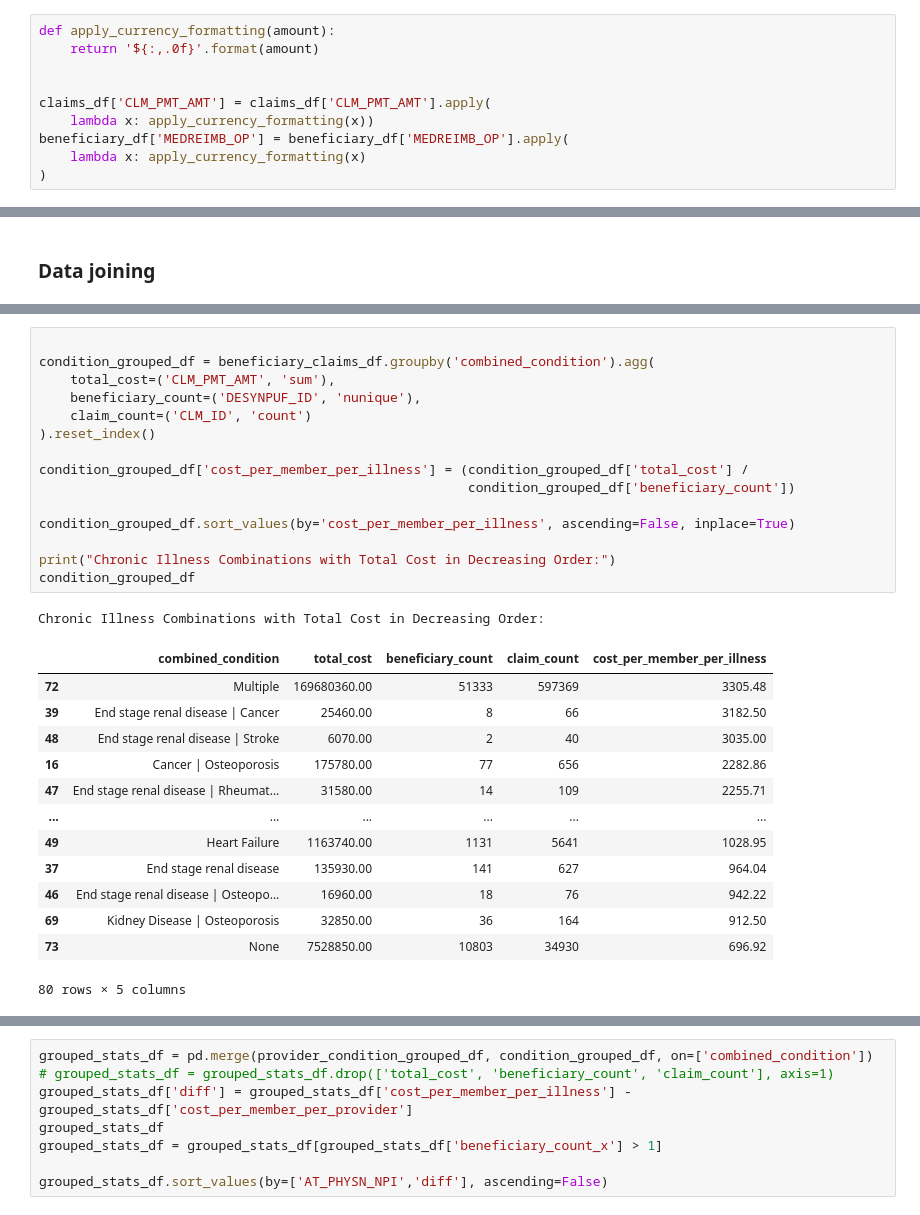
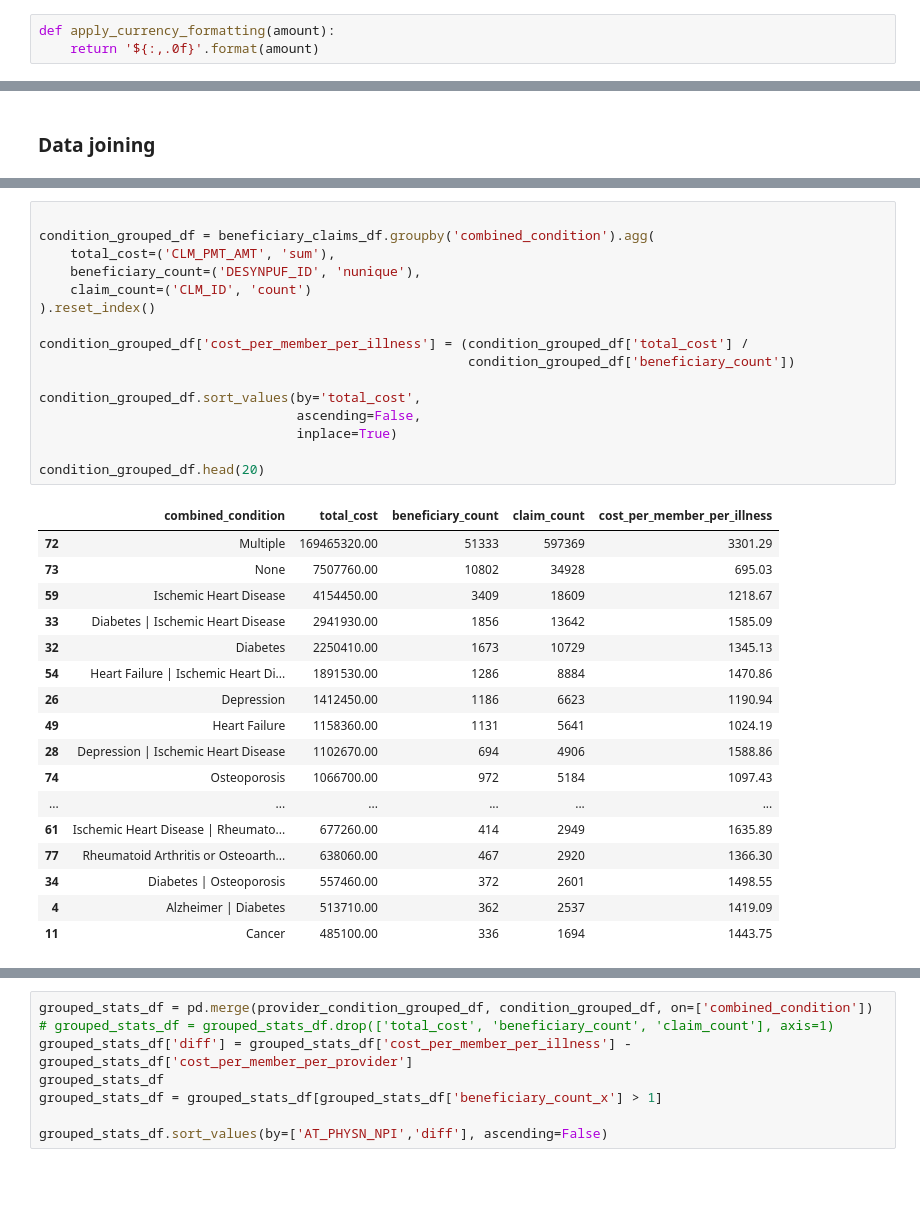
Before and after one commit to pattern-recogniser/python-helper, a Jupyter notebook: Outpatient claims analysis.ipynb, the cells around one changed output, grey strips where cells are left out. Cells and saved outputs as stored; diff of their text form; blank space fills up the shorter version.

Commit message:
Completed joins analysis, started on cost per member

```diff
--- a/Outpatient claims analysis.ipynb
+++ b/Outpatient claims analysis.ipynb
@@ -281,13 +281,6 @@ beneficiary_df = get_beneficiary_age(beneficiary_df,
 # %%
 def apply_currency_formatting(amount):
     return '${:,.0f}'.format(amount)
-
-
-claims_df['CLM_PMT_AMT'] = claims_df['CLM_PMT_AMT'].apply(
-    lambda x: apply_currency_formatting(x))
-beneficiary_df['MEDREIMB_OP'] = beneficiary_df['MEDREIMB_OP'].apply(
-    lambda x: apply_currency_formatting(x)
-)
 # %%
 conditions_to_combine = {'SP_ALZHDMTA': 'Alzheimer',
                       'SP_CHF': 'Heart Failure',
@@ -574,30 +504,34 @@ print(len(beneficiary_claims_df))
 # %%
 
 condition_grouped_df = beneficiary_claims_df.groupby('combined_condition').agg(
     total_cost=('CLM_PMT_AMT', 'sum'),
     beneficiary_count=('DESYNPUF_ID', 'nunique'),
     claim_count=('CLM_ID', 'count')
 ).reset_index()
 
 condition_grouped_df['cost_per_member_per_illness'] = (condition_grouped_df['total_cost'] /
                                                        condition_grouped_df['beneficiary_count'])
 
-condition_grouped_df.sort_values(by='cost_per_member_per_illness', ascending=False, inplace=True)
+condition_grouped_df.sort_values(by='total_cost',
+                                 ascending=False,
+                                 inplace=True)
 
-print("Chronic Illness Combinations with Total Cost in Decreasing Order:")
-condition_grouped_df
+condition_grouped_df.head(20)
 # %% [output]
-Chronic Illness Combinations with Total Cost in Decreasing Order:
 |  | combined_condition | total_cost | beneficiary_count | claim_count | cost_per_member_per_illness |
-| 72 | Multiple | 169680360.00 | 51333 | 597369 | 3305.48 |
-| 39 | End stage renal disease | Cancer | 25460.00 | 8 | 66 | 3182.50 |
-| 48 | End stage renal disease | Stroke | 6070.00 | 2 | 40 | 3035.00 |
-| 16 | Cancer | Osteoporosis | 175780.00 | 77 | 656 | 2282.86 |
-| 47 | End stage renal disease | Rheumat... | 31580.00 | 14 | 109 | 2255.71 |
+| 72 | Multiple | 169465320.00 | 51333 | 597369 | 3301.29 |
+| 73 | None | 7507760.00 | 10802 | 34928 | 695.03 |
+| 59 | Ischemic Heart Disease | 4154450.00 | 3409 | 18609 | 1218.67 |
+| 33 | Diabetes | Ischemic Heart Disease | 2941930.00 | 1856 | 13642 | 1585.09 |
+| 32 | Diabetes | 2250410.00 | 1673 | 10729 | 1345.13 |
+| 54 | Heart Failure | Ischemic Heart Di... | 1891530.00 | 1286 | 8884 | 1470.86 |
+| 26 | Depression | 1412450.00 | 1186 | 6623 | 1190.94 |
+| 49 | Heart Failure | 1158360.00 | 1131 | 5641 | 1024.19 |
+| 28 | Depression | Ischemic Heart Disease | 1102670.00 | 694 | 4906 | 1588.86 |
+| 74 | Osteoporosis | 1066700.00 | 972 | 5184 | 1097.43 |
 | ... | ... | ... | ... | ... | ... |
-| 49 | Heart Failure | 1163740.00 | 1131 | 5641 | 1028.95 |
-| 37 | End stage renal disease | 135930.00 | 141 | 627 | 964.04 |
-| 46 | End stage renal disease | Osteopo... | 16960.00 | 18 | 76 | 942.22 |
-| 69 | Kidney Disease | Osteoporosis | 32850.00 | 36 | 164 | 912.50 |
-| 73 | None | 7528850.00 | 10803 | 34930 | 696.92 |
+| 61 | Ischemic Heart Disease | Rheumato... | 677260.00 | 414 | 2949 | 1635.89 |
+| 77 | Rheumatoid Arthritis or Osteoarth... | 638060.00 | 467 | 2920 | 1366.30 |
+| 34 | Diabetes | Osteoporosis | 557460.00 | 372 | 2601 | 1498.55 |
+| 4 | Alzheimer | Diabetes | 513710.00 | 362 | 2537 | 1419.09 |
+| 11 | Cancer | 485100.00 | 336 | 1694 | 1443.75 |
-80 rows × 5 columns
```
Also changed, not shown: parts of 21 cells of this notebook.
